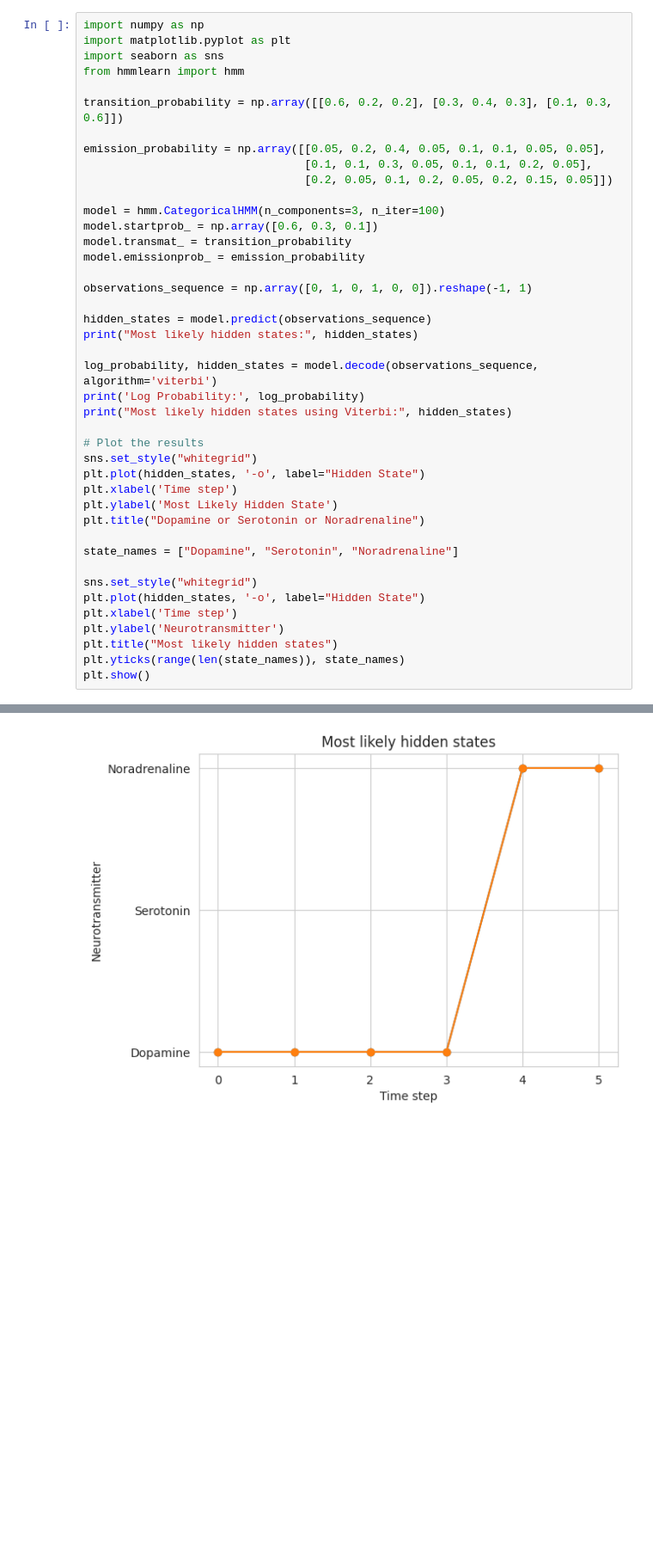
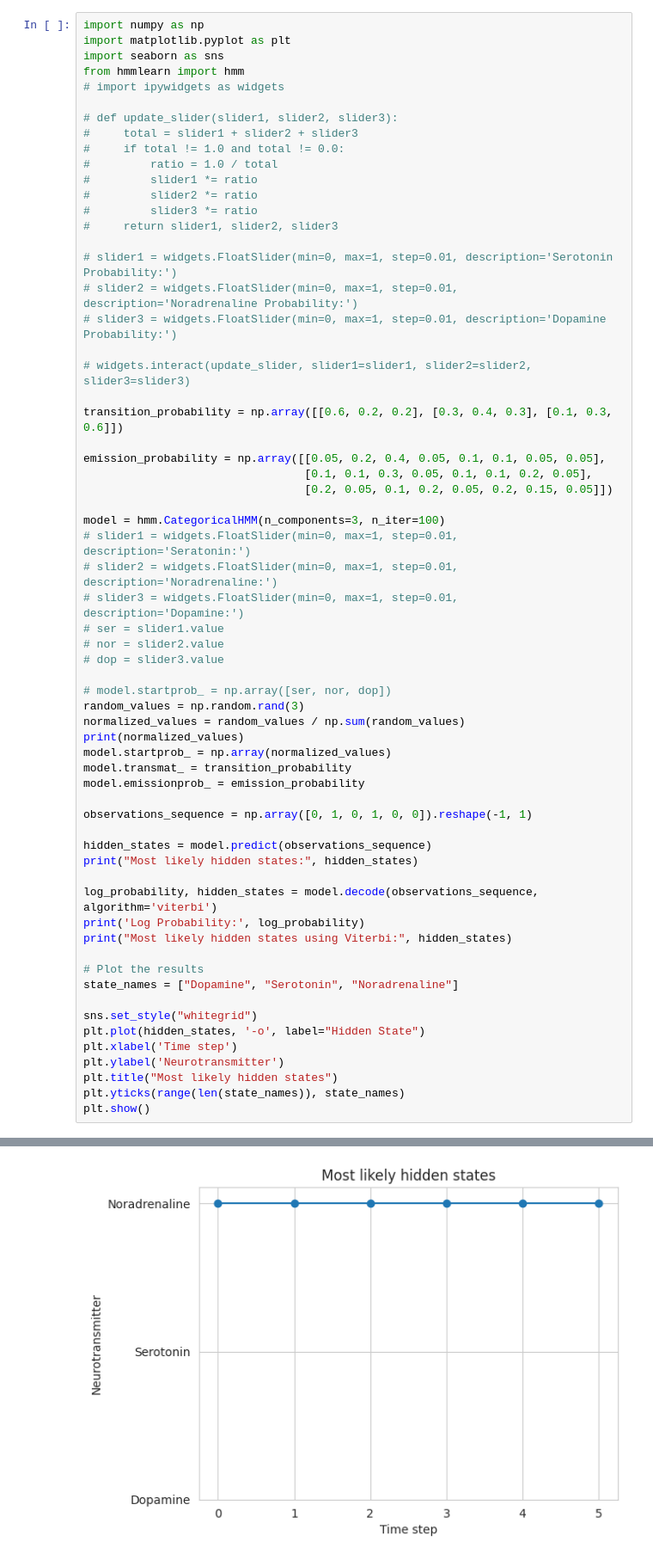
Before and after one commit to PDTCCLF/Projeto-Final---Mod-Emo-Int, a Jupyter notebook: PF_experiments.ipynb, the cells around one changed output, grey strips where cells are left out. Shown at 86% size. Cells and saved outputs as stored; diff of their text form; blank space fills up the shorter version.

```diff
--- a/PF_experiments.ipynb
+++ b/PF_experiments.ipynb
@@ -28,6 +28,22 @@ import numpy as np
 import matplotlib.pyplot as plt
 import seaborn as sns
 from hmmlearn import hmm
+# import ipywidgets as widgets
+
+# def update_slider(slider1, slider2, slider3):
+#     total = slider1 + slider2 + slider3
+#     if total != 1.0 and total != 0.0:
+#         ratio = 1.0 / total
+#         slider1 *= ratio
+#         slider2 *= ratio
+#         slider3 *= ratio
+#     return slider1, slider2, slider3
+
+# slider1 = widgets.FloatSlider(min=0, max=1, step=0.01, description='Serotonin Probability:')
+# slider2 = widgets.FloatSlider(min=0, max=1, step=0.01, description='Noradrenaline Probability:')
+# slider3 = widgets.FloatSlider(min=0, max=1, step=0.01, description='Dopamine Probability:')
+
+# widgets.interact(update_slider, slider1=slider1, slider2=slider2, slider3=slider3)
 
 transition_probability = np.array([[0.6, 0.2, 0.2], [0.3, 0.4, 0.3], [0.1, 0.3, 0.6]])
 
@@ -36,7 +52,18 @@ emission_probability = np.array([[0.05, 0.2, 0.4, 0.05, 0.1, 0.1, 0.05, 0.05],
                                  [0.2, 0.05, 0.1, 0.2, 0.05, 0.2, 0.15, 0.05]])
 
 model = hmm.CategoricalHMM(n_components=3, n_iter=100)
-model.startprob_ = np.array([0.6, 0.3, 0.1])
+# slider1 = widgets.FloatSlider(min=0, max=1, step=0.01, description='Seratonin:')
+# slider2 = widgets.FloatSlider(min=0, max=1, step=0.01, description='Noradrenaline:')
+# slider3 = widgets.FloatSlider(min=0, max=1, step=0.01, description='Dopamine:')
+# ser = slider1.value
+# nor = slider2.value
+# dop = slider3.value
+
+# model.startprob_ = np.array([ser, nor, dop])
+random_values = np.random.rand(3)
+normalized_values = random_values / np.sum(random_values)
+print(normalized_values)
+model.startprob_ = np.array(normalized_values)
 model.transmat_ = transition_probability
 model.emissionprob_ = emission_probability
 
@@ -50,12 +77,6 @@ print('Log Probability:', log_probability)
 print("Most likely hidden states using Viterbi:", hidden_states)
 
 # Plot the results
-sns.set_style("whitegrid")
-plt.plot(hidden_states, '-o', label="Hidden State")
-plt.xlabel('Time step')
-plt.ylabel('Most Likely Hidden State')
-plt.title("Dopamine or Serotonin or Noradrenaline")
-
 state_names = ["Dopamine", "Serotonin", "Noradrenaline"]
 
 sns.set_style("whitegrid")
@@ -72 +94 @@ Most likely hidden states using Viterbi: [0 0 0 0 2 2]
-[figure, old version]
+[figure, new version]
```
Also changed, not shown: parts of 9 cells of this notebook.
